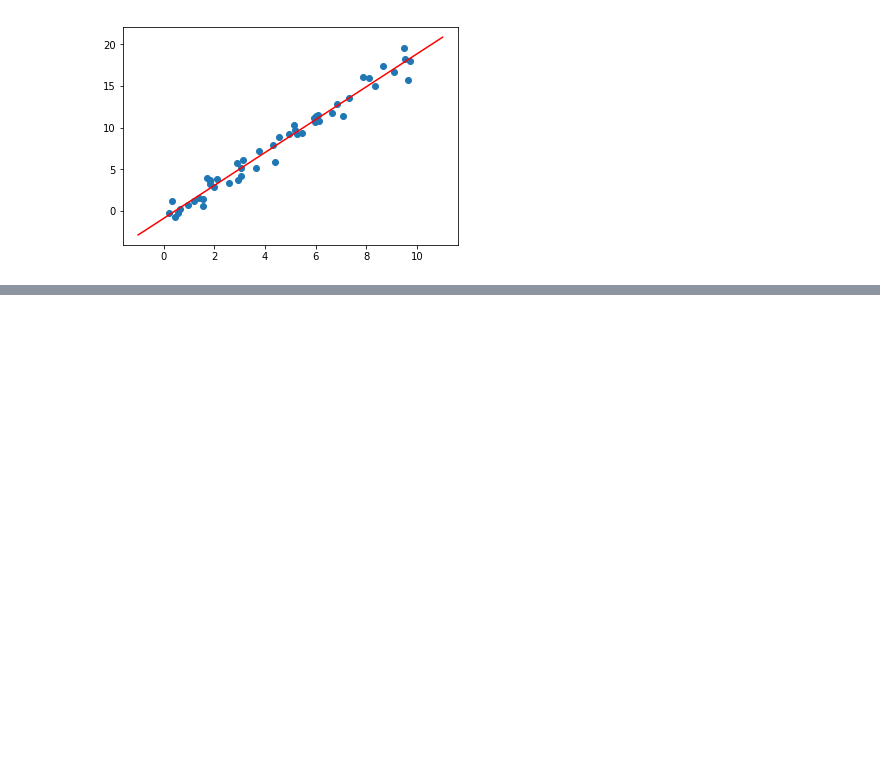
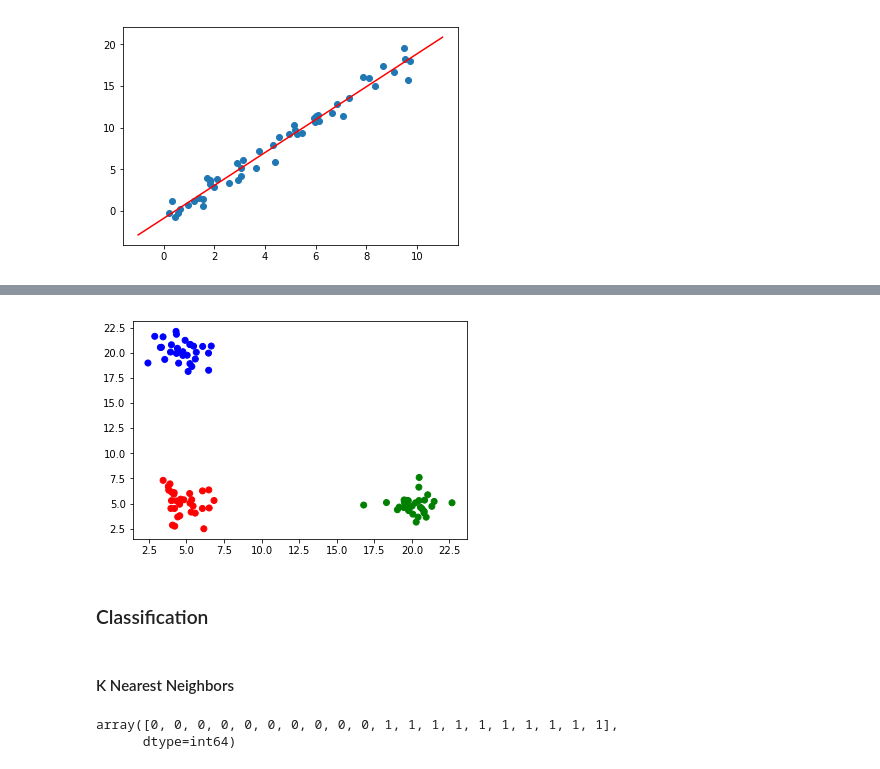
Before and after one commit to biodatascience/datasci611, a Jupyter notebook: scripts/scikit_learn_1_lecture.ipynb, the cells around one changed output, grey strips where cells are left out. Cells and saved outputs as stored; diff of their text form; code cells hidden in the pictures; blank space fills up the shorter version.

```diff
--- a/scripts/scikit_learn_1_lecture.ipynb
+++ b/scripts/scikit_learn_1_lecture.ipynb
@@ -74,0 +136,8 @@ plt.plot(xfit_df, yfit_df, color='red');
+# %%
+color_dict = {0:'green', 1:'red', 2:'blue'}
+colors = [color_dict[x] for x in ac_fit.labels_]
+plt.scatter(gene_df.gene_a, gene_df.gene_b, color=colors);
+# %% [output]
+[figure, added]
+# %% [markdown]
+### Classification
@@ -74,0 +148,2 @@ plt.plot(xfit_df, yfit_df, color='red');
+# %% [markdown]
+#### K Nearest Neighbors
@@ -74,0 +152,7 @@ plt.plot(xfit_df, yfit_df, color='red');
+# %%
+knn_fit = KNeighborsClassifier(n_neighbors=5).fit(gene_df[['gene_a', 'gene_b']], gene_df['explant_id'])
+knn_labels = knn_fit.predict(new_samples_df)
+knn_labels
+# %% [output]
+array([0, 0, 0, 0, 0, 0, 0, 0, 0, 0, 1, 1, 1, 1, 1, 1, 1, 1, 1, 1],
+      dtype=int64)
```
Also changed, not shown: parts of 36 cells of this notebook.
